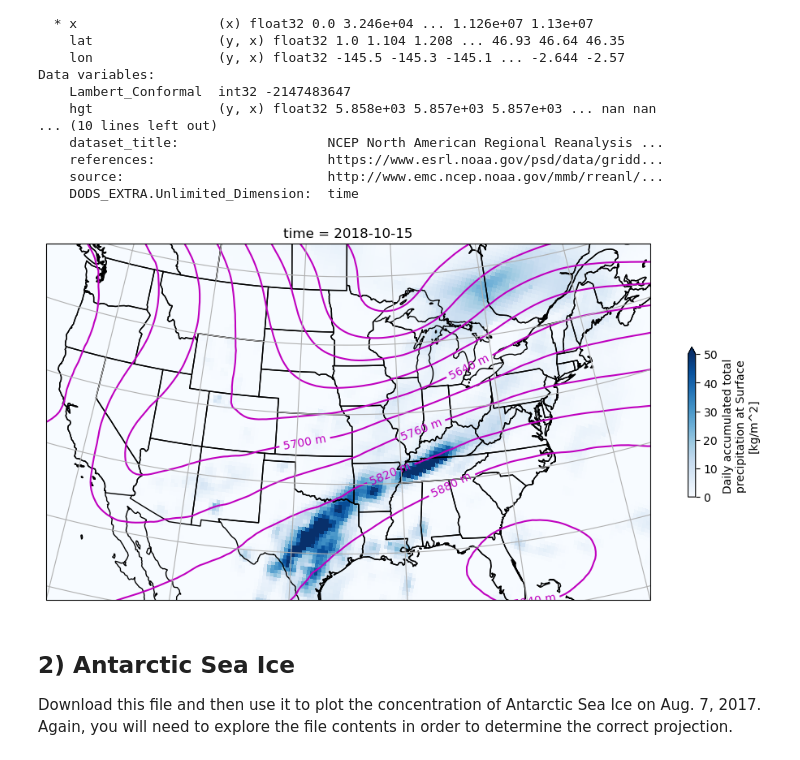
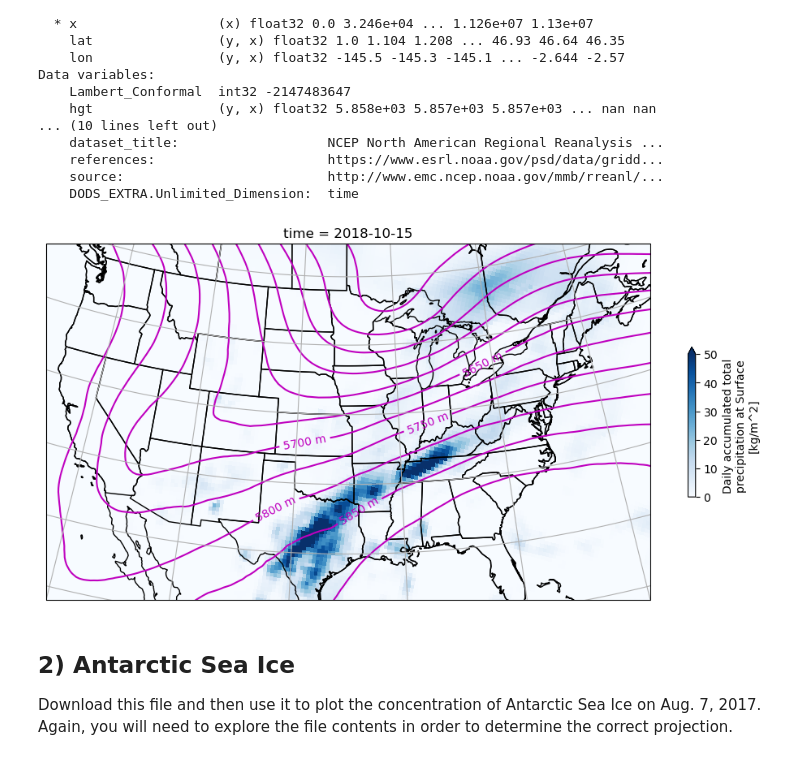
Before and after one commit to aandishah/rces-assignments, a Jupyter notebook: assignment_9.ipynb, the cells around one changed output. Drawn from its saved outputs; the diff is of its cells as text; code cells hidden in the pictures.

```diff
--- a/assignment_9.ipynb
+++ b/assignment_9.ipynb
@@ -64,26 +64,25 @@ proj = ccrs.LambertConformal(
     standard_parallels=(50, 50)
 )
 # %%
-#Plot
+#Plot Figure
 entral_lat = 37.5
 central_lon = -96
 extent = [-120, -70, 24, 50.5]
 central_lon = np.mean(extent[:2])
 central_lat = np.mean(extent[2:])
 
 plt.figure(figsize=(12, 6))
-ax = plt.axes(projection=ccrs.AlbersEqualArea(central_lon, central_lat))
+ax = plt.axes(projection=ccrs.AlbersEqualArea(central_lon, central_lat)) #this looked most similar but lamber look good too
 ax.set_extent(extent)
 precip = prcp_15.plot(ax=ax, vmin = 0, vmax = 50, cmap = 'Blues', transform = proj, cbar_kwargs={'shrink': 0.4})
-#ax.colorbar(precip, shrink = -0.6)
-con = ax.contour(hgt_500.x, hgt_500.y, hgt_500.hgt, 15, colors = 'm', transform = proj)
-ax.clabel(con, inline=1, fontsize=10, fmt="%1.0f m")
+con = ax.contour(hgt_500.x, hgt_500.y, hgt_500.hgt, 20, colors = 'm', transform = proj)
+ax.clabel(con, inline=1, fmt="%4.0f m")
 ax.coastlines()
-ax.add_feature(cartopy.feature.STATES, edgecolor='black')
+ax.add_feature(cartopy.feature.STATES, edgecolor='k')
 ax.gridlines()
 plt.show()
 # %% [output]
-[figure, old version]
+[figure, new version]
 # %% [markdown]
 ## 2) Antarctic Sea Ice
 Download this file and then use it to plot the concentration of Antarctic Sea Ice on Aug. 7, 2017. Again, you will need to explore the file contents in order to determine the correct projection.
```
Also changed, not shown: parts of 7 cells of this notebook.
